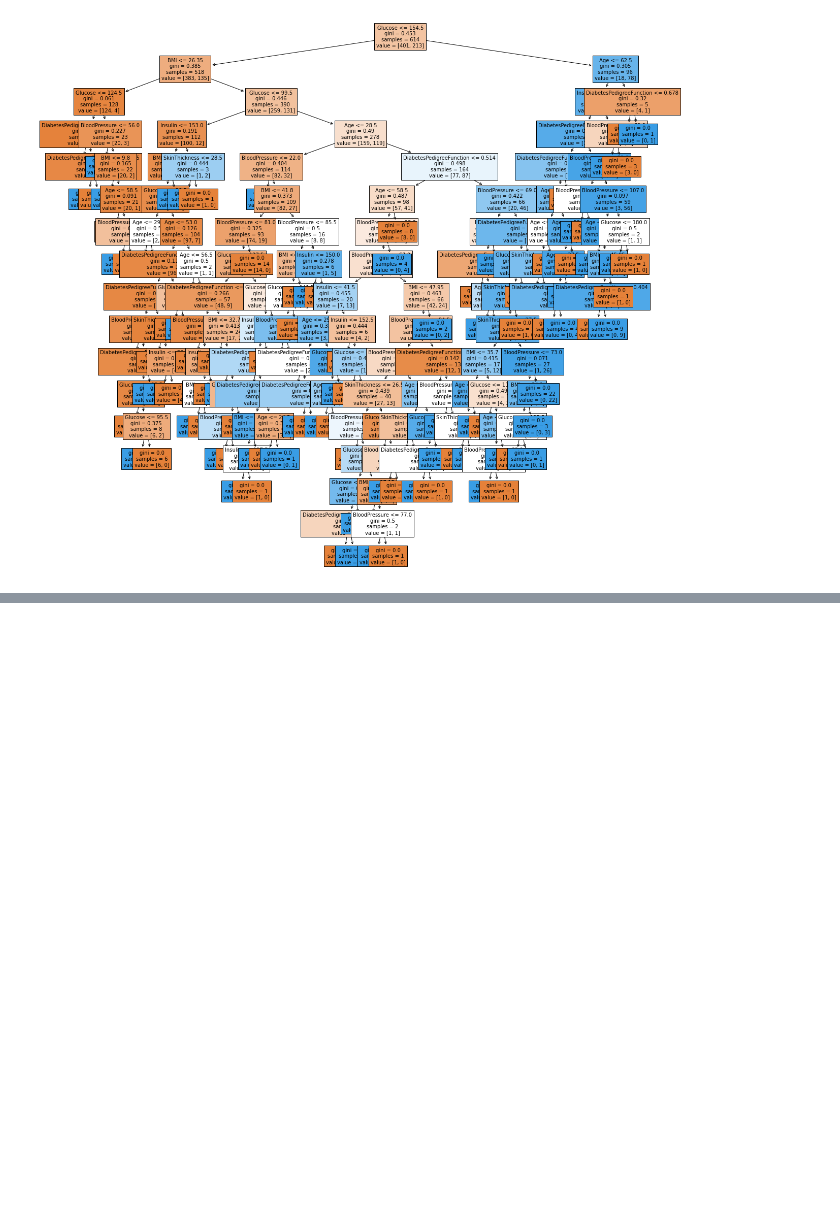
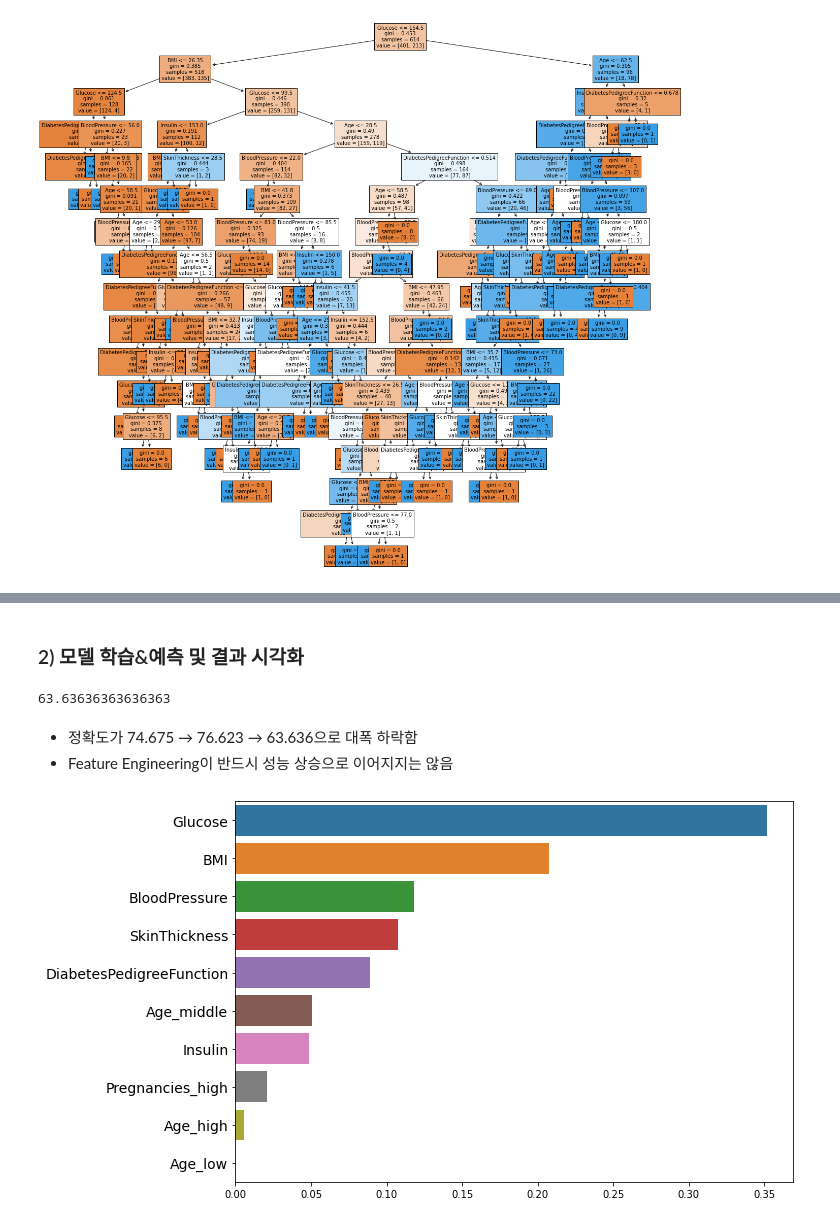
Before and after one commit to sam351/boostcourse-ds-511, a Jupyter notebook: 3.1 탐색한 데이터를 바탕으로 모델의 성능 개선하기.ipynb, the cells around one changed output, grey strips where cells are left out. Cells and saved outputs as stored; diff of their text form; code cells hidden in the pictures; blank space fills up the shorter version.

```diff
--- a/3.1 탐색한 데이터를 바탕으로 모델의 성능 개선하기.ipynb
+++ b/3.1 탐색한 데이터를 바탕으로 모델의 성능 개선하기.ipynb
@@ -127,0 +192,24 @@ plt.show()
+# %% [markdown]
+### 2) 모델 학습&예측 및 결과 시각화
+# %%
+model2 = DecisionTreeClassifier(random_state=0)
+model2.fit(X_train, y_train)
+y_pred2 = model2.predict(X_val)
+print(accuracy_score(y_val, y_pred2) * 100)
+# %% [output]
+63.63636363636363
+# %% [markdown]
+- 정확도가 74.675 → 76.623 → 63.636으로 대폭 하락함
+- Feature Engineering이 반드시 성능 상승으로 이어지지는 않음
+# %%
+# Visualize feature importance
+feature_names = X_train.columns
+ftr_importance_df = pd.Series( model2.feature_importances_, index=feature_names ).sort_values(ascending=False)
+
+plt.figure(figsize=(10, 7))
+sns.barplot(x = ftr_importance_df.values, y=ftr_importance_df.index)
+plt.yticks(fontsize=14)
+plt.show()
+print()
+# %% [output]
+[figure, added]
```
Also changed, not shown: parts of 5 cells of this notebook.
